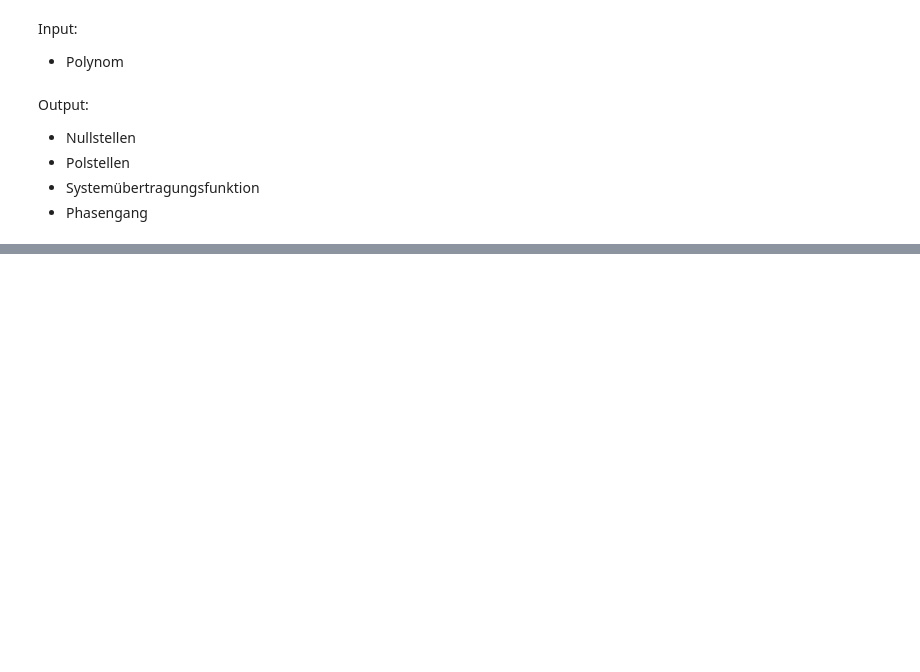
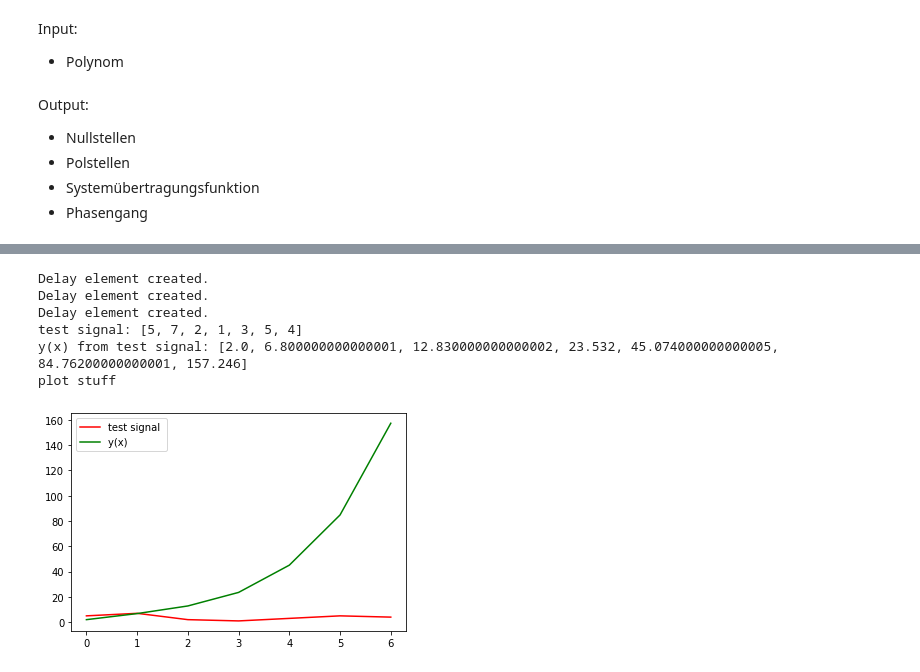
Before and after one commit to htw-ikt-frey/Digitale-Signalverarbeitung, a Jupyter notebook: DSV_BK/filter_dsv.ipynb, the cells around one changed output, grey strips where cells are left out. Cells and saved outputs as stored; diff of their text form; code cells hidden in the pictures; blank space fills up the shorter version.

Commit message:
update1
transfer function

```diff
--- a/DSV_BK/filter_dsv.ipynb
+++ b/DSV_BK/filter_dsv.ipynb
@@ -28,0 +369,80 @@ Output:
+# %%
+class LTI_IIR_Sys(object):
+    #print("initialization")
+    amount_of_a_coefs = 0
+    a_coef_list = []
+    amount_of_b_coefs = 0
+    b_coef_list = []
+    delay_list = []
+    finite_impulse_response = []
+    transfer_function = []
+
+    class DelayElement(object):
+        new_input = 0
+        output_value = 0
+        is_integrated_in_processing_chain = False
+        def __init__(self):
+            print("Delay element created.")
+        def get_output(self):
+            return self.output_value
+        def update_input(self, new_value_passed):
+            self.new_input = new_value_passed
+        def update_output(self, new_value_passed):
+            self.output_value = new_value_passed
+        def get_processing_flag(self):
+            return self.is_integrated_in_processing_chain
+        def set_integration_flag(self, passed_flag):
+            self.is_integrated_in_processing_chain = passed_flag
+
+    def __init__(self, a_init_coef_list, b_init_coef_list):
+        #print("under construction")
+        self.a_coef_list = a_init_coef_list
+        self.amount_of_a_coefs = len(a_init_coef_list)
+        self.b_coef_list = b_init_coef_list
+        self.amount_of_b_coefs = len(b_init_coef_list)
+        for i in range(len(b_init_coef_list)):
+            created_delay_element = self.DelayElement()
+            self.delay_list.append(created_delay_element)
+
+    def calculate_y_from_x(self, passed_signal):
+        signal_length = len(passed_signal)
+        output_signal = []
+        for i_timeframe in range(signal_length):
+            current_output_timeframe = passed_signal[i_timeframe] * self.b_coef_list[len(self.b_coef_list)-1]+self.delay_list[0].get_output()
+            #update the other delay elements
+            b_coef_counter = self.amount_of_b_coefs - 1
+            a_coef_counter = self.amount_of_a_coefs - 1
+            for i_delays in range(len(self.delay_list)):
+                if i_delays == (len(self.delay_list)-1) and (b_coef_counter == 0) and (a_coef_counter == -1):
+                    delay_update_value = current_output_timeframe * self.a_coef_list[0] + self.b_coef_list[0] * passed_signal[i_timeframe]
+                    self.delay_list[i_delays].update_input(delay_update_value)
+                    self.delay_list[i_delays].update_output(delay_update_value)
+                else:
+                    delay_update_value = self.delay_list[i_delays + 1].get_output() + current_output_timeframe * self.a_coef_list[a_coef_counter] + self.b_coef_list[b_coef_counter] * passed_signal[i_timeframe]
+                    self.delay_list[i_delays].update_input(delay_update_value)
+                    self.delay_list[i_delays].update_output(delay_update_value)
+                    b_coef_counter -= 1
+                    a_coef_counter -= 1
+            output_signal.append(current_output_timeframe)
+        return output_signal
+
+##execution________________________________________________________________
+test_signal_FIR =  [5, 7, 2, 1, 3, 5, 4]
+my_sys2 = LTI_IIR_Sys([1.0, 1.0],[0.02, 0.086, 0.4])
+output_y_for_test_signal_FIR = my_sys2.calculate_y_from_x(test_signal_FIR)
+print("test signal: {}".format(test_signal_FIR))
+print("y(x) from test signal: {}".format(output_y_for_test_signal_FIR))
+print("plot stuff")
+plt.figure()
+plt.plot(test_signal_FIR, label='test signal ', color='red')
+plt.plot(output_y_for_test_signal_FIR, label='y(x) ', color='green')
+plt.legend()
+plt.show()
+# %% [output]
+Delay element created.
+Delay element created.
+Delay element created.
+test signal: [5, 7, 2, 1, 3, 5, 4]
+y(x) from test signal: [2.0, 6.800000000000001, 12.830000000000002, 23.532, 45.074000000000005, 84.76200000000001, 157.246]
+plot stuff
+[figure, added]
```
Also changed, not shown: parts of 18 cells of this notebook, 5 other files.
